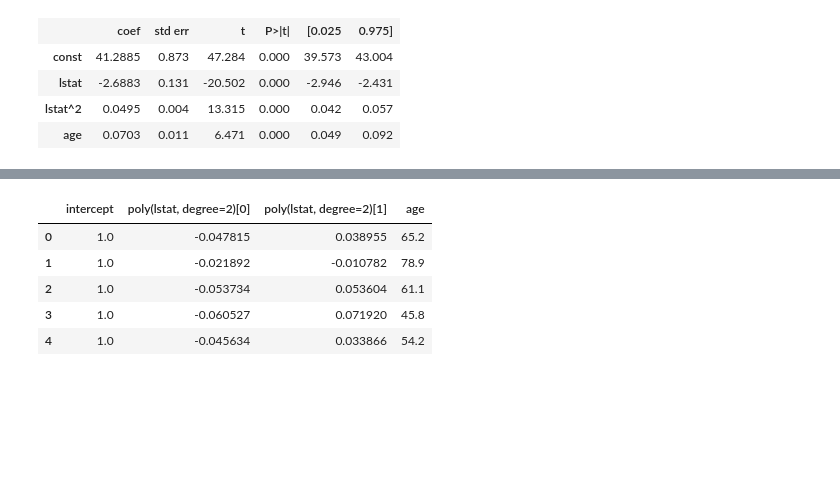
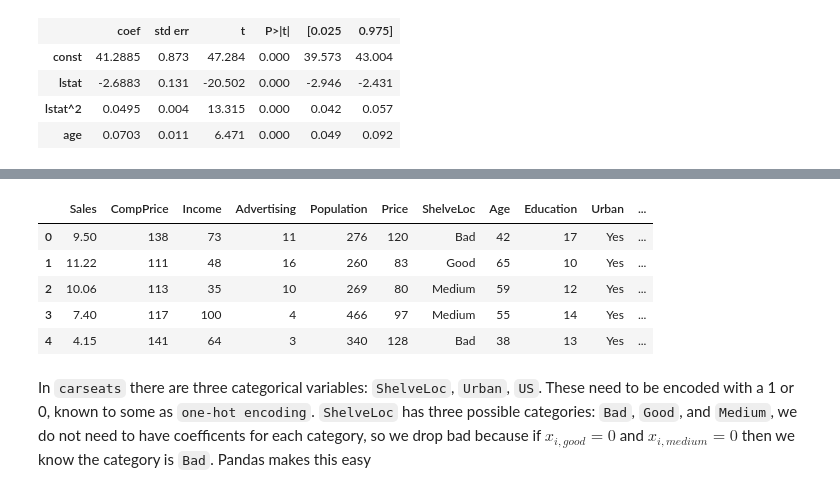
Before and after one commit to bryaneadams/statistical_learning_python, a Jupyter notebook: chapter_3_lab.ipynb, the cells around one changed output, grey strips where cells are left out. Drawn from its saved outputs; the diff is of its cells as text; code cells hidden in the pictures; blank space fills up the shorter version.

```diff
--- a/chapter_3_lab.ipynb
+++ b/chapter_3_lab.ipynb
@@ -246,0 +324,2 @@ X = MS([poly('lstat', degree=2), 'age']).fit_transform(boston)
+# %%
+carseats = load_data('Carseats')
@@ -247,9 +340,11 @@ X = MS([poly('lstat', degree=2), 'age']).fit_transform(boston)
 # %%
-X.head()
+carseats.head()
 # %% [output]
-|  | intercept | poly(lstat, degree=2)[0] | poly(lstat, degree=2)[1] | age |
-| 0 | 1.0 | -0.047815 | 0.038955 | 65.2 |
-| 1 | 1.0 | -0.021892 | -0.010782 | 78.9 |
-| 2 | 1.0 | -0.053734 | 0.053604 | 61.1 |
-| 3 | 1.0 | -0.060527 | 0.071920 | 45.8 |
-| 4 | 1.0 | -0.045634 | 0.033866 | 54.2 |
+|  | Sales | CompPrice | Income | Advertising | Population | Price | ShelveLoc | Age | Education | Urban | ... |
+| 0 | 9.50 | 138 | 73 | 11 | 276 | 120 | Bad | 42 | 17 | Yes | ... |
+| 1 | 11.22 | 111 | 48 | 16 | 260 | 83 | Good | 65 | 10 | Yes | ... |
+| 2 | 10.06 | 113 | 35 | 10 | 269 | 80 | Medium | 59 | 12 | Yes | ... |
+| 3 | 7.40 | 117 | 100 | 4 | 466 | 97 | Medium | 55 | 14 | Yes | ... |
+| 4 | 4.15 | 141 | 64 | 3 | 340 | 128 | Bad | 38 | 13 | Yes | ... |
+# %% [markdown]
+In `carseats`  there are three categorical variables:  `ShelveLoc`, `Urban`, `US`.  These need to be encoded with a 1 or 0, known to some as `one-hot encoding`.  `ShelveLoc` has three possible categories: `Bad`, `Good`, and `Medium`, we do not need to have coefficents for each category, so we drop bad because if $x_{i, good} = 0$ and $x_{i, medium} = 0$ then we know the category is `Bad`. Pandas makes this easy
```
Also changed, not shown: parts of 18 cells of this notebook.
